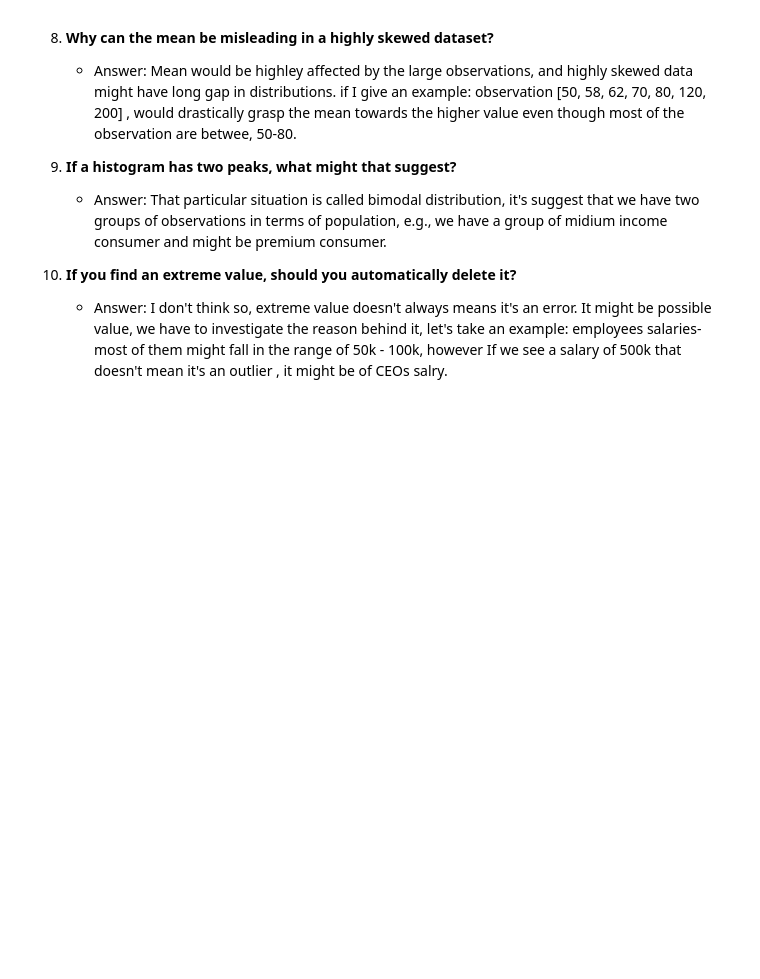
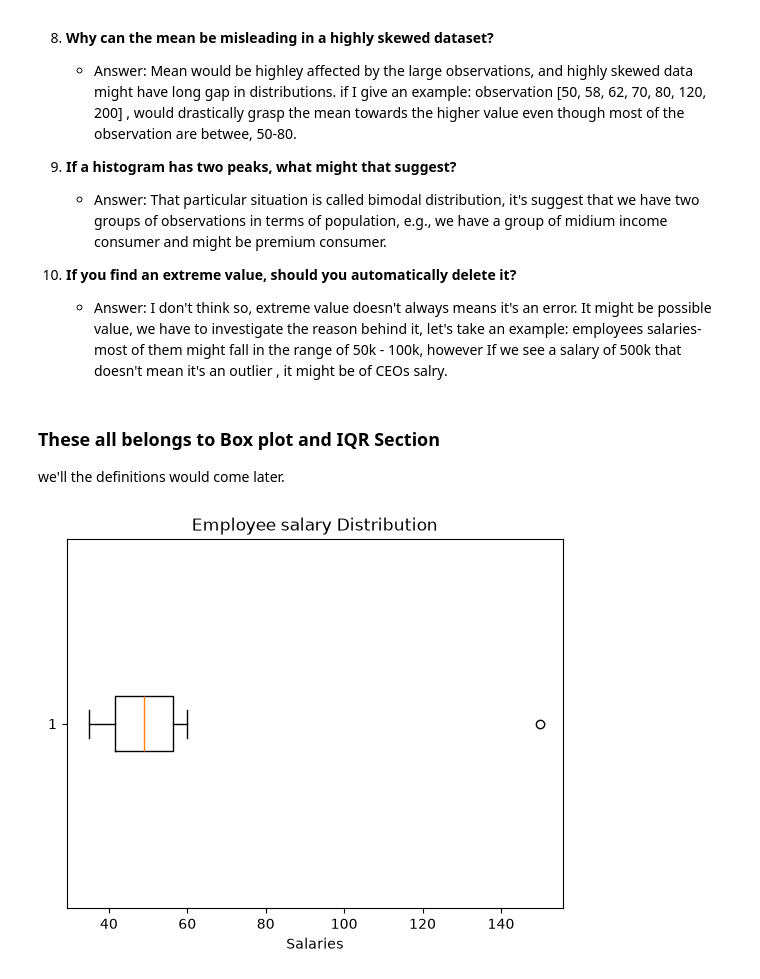
Before and after one commit to sohail-ansari0023/Becoming-A-Data-Analyst, a Jupyter notebook: Data_Visualization_and_Reporting/Libraries/matplotlib/Module_2(beginner).ipynb, the cells around one changed output. Cells and saved outputs as stored; diff of their text form; code cells hidden in the pictures; blank space fills up the shorter version.

```diff
--- a/Data_Visualization_and_Reporting/Libraries/matplotlib/Module_2(beginner).ipynb
+++ b/Data_Visualization_and_Reporting/Libraries/matplotlib/Module_2(beginner).ipynb
@@ -459,3 +459,20 @@ Answer the following:
 
 10. **If you find an extreme value, should you automatically delete it?**
     - Answer: I don't think so, extreme value doesn't always means it's an error. It might be possible value, we have to investigate the reason behind it, let's take an example: employees salaries- most of them might fall in the range of 50k - 100k, however If we see a salary of 500k that doesn't mean it's an outlier , it might be of CEOs salry.
+# %% [markdown]
+### **These all belongs to Box plot and IQR Section**
+
+we'll the definitions would come later.
+# %%
+salaries: list = [35, 40, 42, 48, 50, 55, 60, 150]
+
+fig, ax = plt.subplots()
+
+ax.boxplot(salaries, vert=False)
+
+ax.set_title("Employee salary Distribution")
+ax.set_xlabel("Salaries")
+
+plt.show()
+# %% [output]
+[figure, added]
```
Also changed, not shown: parts of 26 cells of this notebook, 2 other files.
